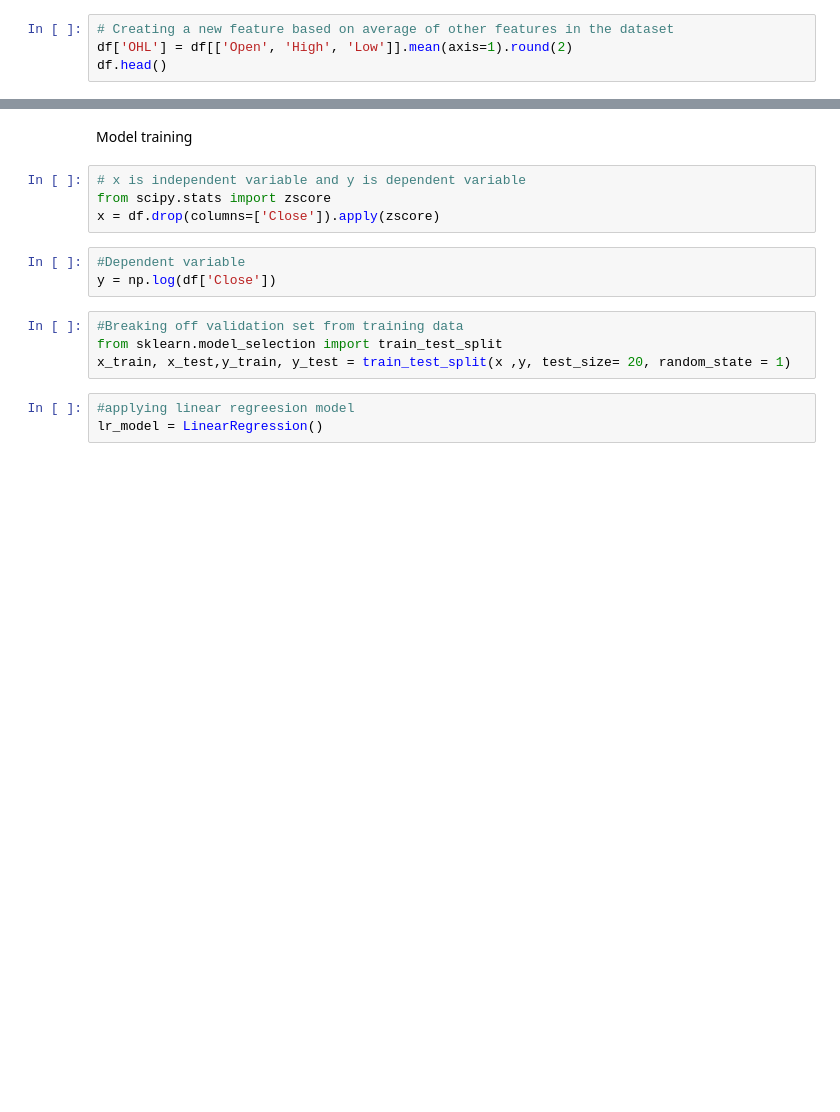
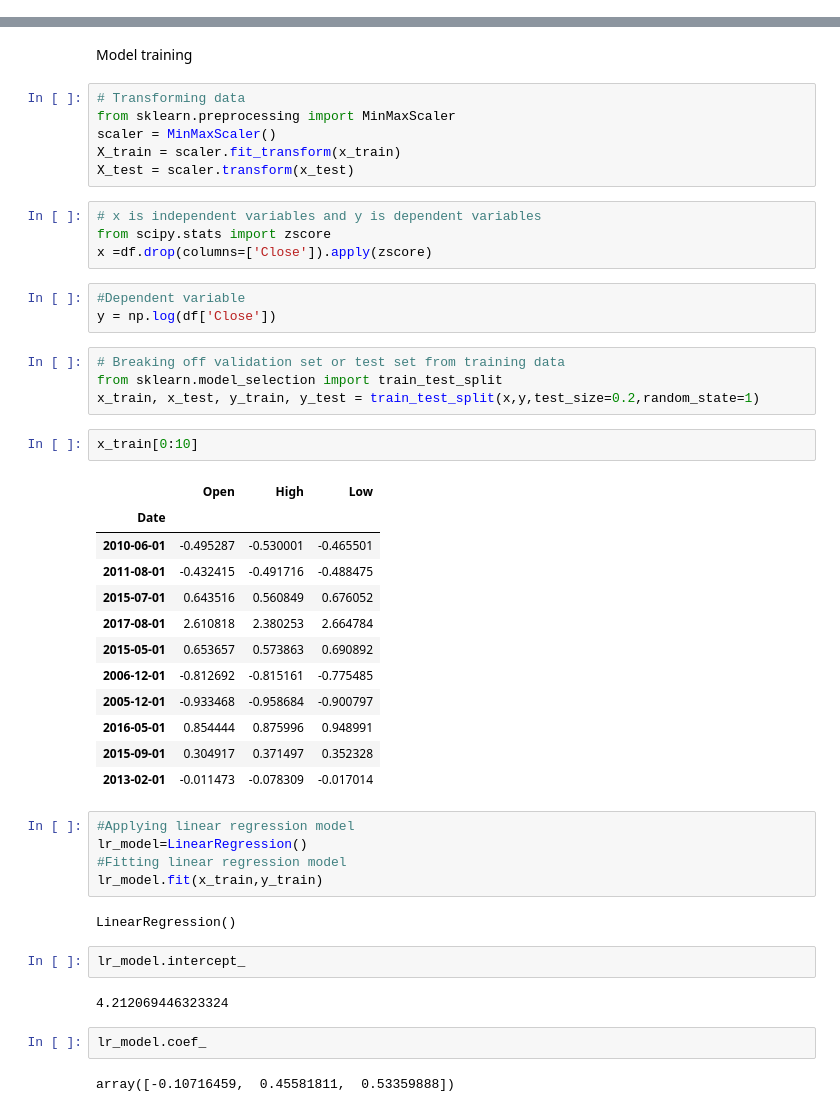
Before and after one commit to SomyaH99/Yes-bank-closing-stock-price-predictions, a Jupyter notebook: Closing_Stock_price_prediction_analysis.ipynb, the cells around one changed output, grey strips where cells are left out. Drawn from its saved outputs; the diff is of its cells as text; blank space fills up the shorter version.

```diff
--- a/Closing_Stock_price_prediction_analysis.ipynb
+++ b/Closing_Stock_price_prediction_analysis.ipynb
@@ -240,7 +252,3 @@ plt.show()
 [figure]
 # %% [markdown]
 We can conclude from the above histogram plot that our data is right skewed
-# %%
-# Creating a new feature based on average of other features in the dataset
-df['OHL'] = df[['Open', 'High', 'Low']].mean(axis=1).round(2)
-df.head()
@@ -269,16 +255,49 @@ plt.show()
 # %% [markdown]
 Model training
+# %%
+# Transforming data
+from sklearn.preprocessing import MinMaxScaler
+scaler = MinMaxScaler()
+X_train = scaler.fit_transform(x_train)
+X_test = scaler.transform(x_test)
 # %%
-# x is independent variable and y is dependent variable
+# x is independent variables and y is dependent variables
 from scipy.stats import zscore
-x = df.drop(columns=['Close']).apply(zscore)
+x =df.drop(columns=['Close']).apply(zscore)
 # %%
 #Dependent variable
 y = np.log(df['Close'])
 # %%
-#Breaking off validation set from training data
+# Breaking off validation set or test set from training data
 from sklearn.model_selection import train_test_split
-x_train, x_test,y_train, y_test = train_test_split(x ,y, test_size= 20, random_state = 1)
+x_train, x_test, y_train, y_test = train_test_split(x,y,test_size=0.2,random_state=1)
+# %%
+x_train[0:10]
+# %% [output]
+|  | Open | High | Low |
+| Date |  |  |  |
+| 2010-06-01 | -0.495287 | -0.530001 | -0.465501 |
+| 2011-08-01 | -0.432415 | -0.491716 | -0.488475 |
+| 2015-07-01 | 0.643516 | 0.560849 | 0.676052 |
+| 2017-08-01 | 2.610818 | 2.380253 | 2.664784 |
+| 2015-05-01 | 0.653657 | 0.573863 | 0.690892 |
+| 2006-12-01 | -0.812692 | -0.815161 | -0.775485 |
+| 2005-12-01 | -0.933468 | -0.958684 | -0.900797 |
+| 2016-05-01 | 0.854444 | 0.875996 | 0.948991 |
+| 2015-09-01 | 0.304917 | 0.371497 | 0.352328 |
+| 2013-02-01 | -0.011473 | -0.078309 | -0.017014 |
 # %%
-#applying linear regreesion model
-lr_model = LinearRegression()
+#Applying linear regression model
+lr_model=LinearRegression()
+#Fitting linear regression model
+lr_model.fit(x_train,y_train)
+# %% [output]
+LinearRegression()
+# %%
+lr_model.intercept_
+# %% [output]
+4.212069446323324
+# %%
+lr_model.coef_
+# %% [output]
+array([-0.10716459,  0.45581811,  0.53359888])
```
Also changed, not shown: parts of 34 cells of this notebook.
